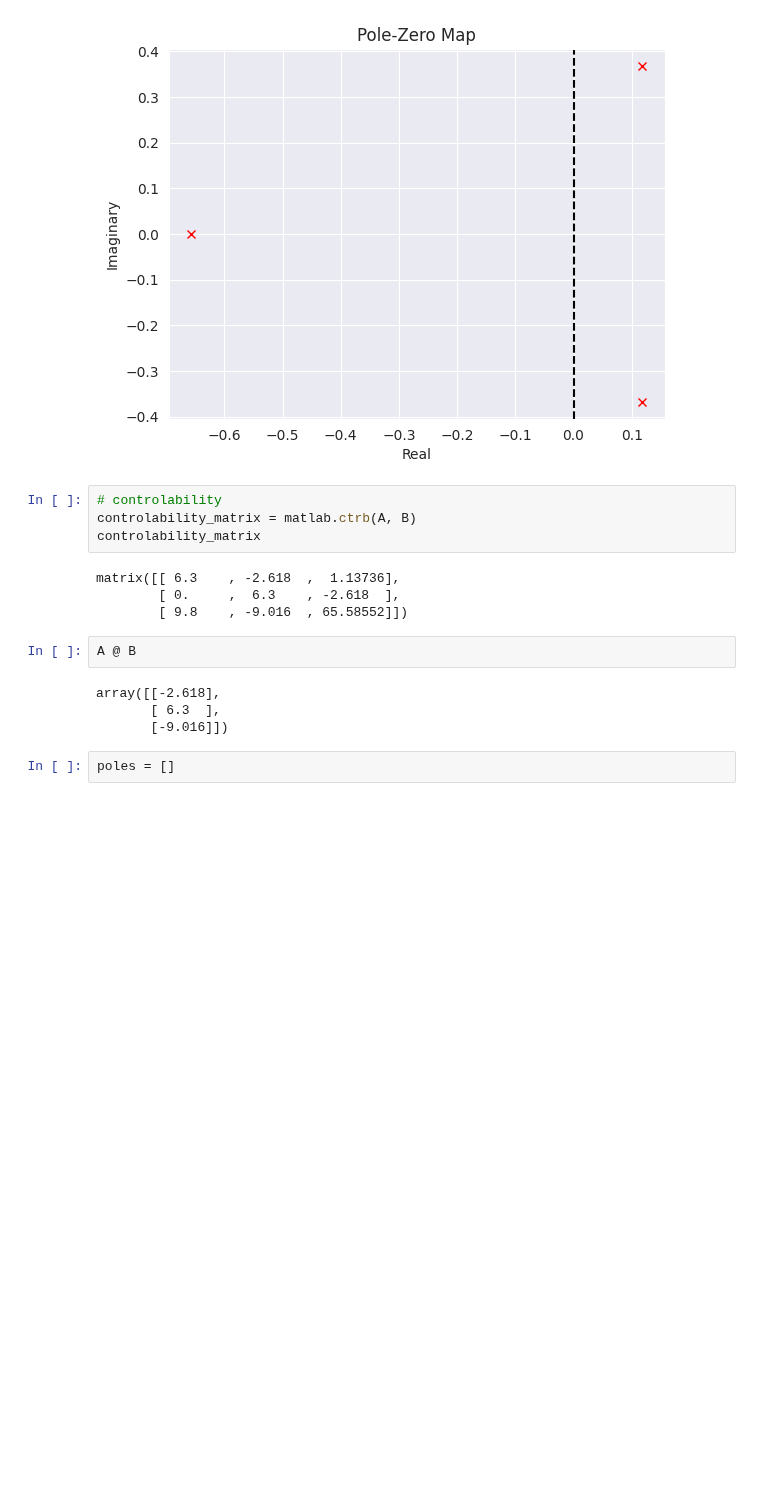
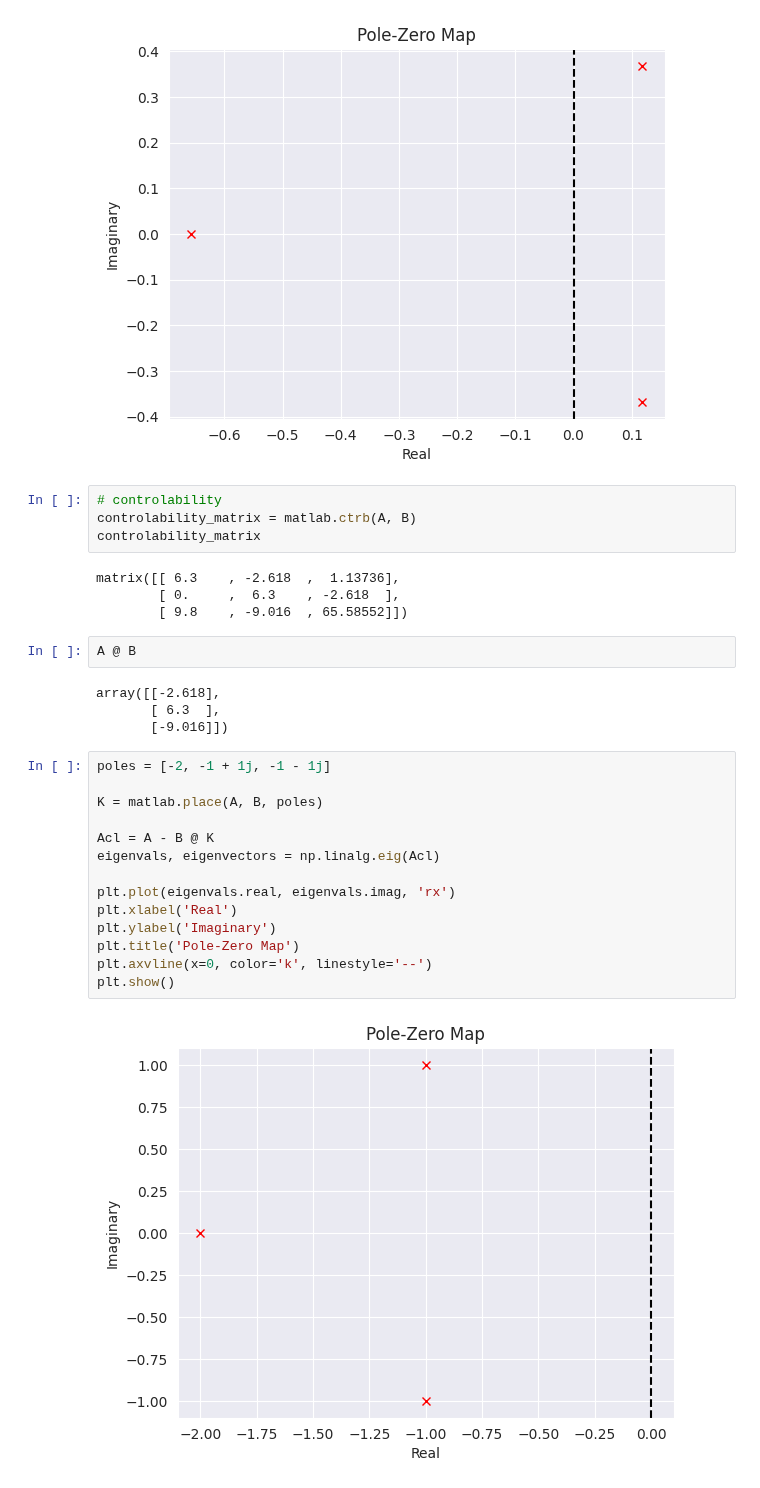
Before and after one commit to SKaiquelima/advanced-control, a Jupyter notebook: Lists/LInearControlLists/list3.ipynb, the cells around one changed output. Saved outputs shown, nothing was run; the diff lists cells and outputs as text; blank space fills up the shorter version.

```diff
--- a/Lists/LInearControlLists/list3.ipynb
+++ b/Lists/LInearControlLists/list3.ipynb
@@ -108,5 +108,19 @@ A @ B
 array([[-2.618],
        [ 6.3  ],
        [-9.016]])
-# %%
-poles = []
+# %%
+poles = [-2, -1 + 1j, -1 - 1j]
+
+K = matlab.place(A, B, poles)
+
+Acl = A - B @ K
+eigenvals, eigenvectors = np.linalg.eig(Acl)
+
+plt.plot(eigenvals.real, eigenvals.imag, 'rx')
+plt.xlabel('Real')
+plt.ylabel('Imaginary')
+plt.title('Pole-Zero Map')
+plt.axvline(x=0, color='k', linestyle='--')
+plt.show()
+# %% [output]
+[figure, added]
```
